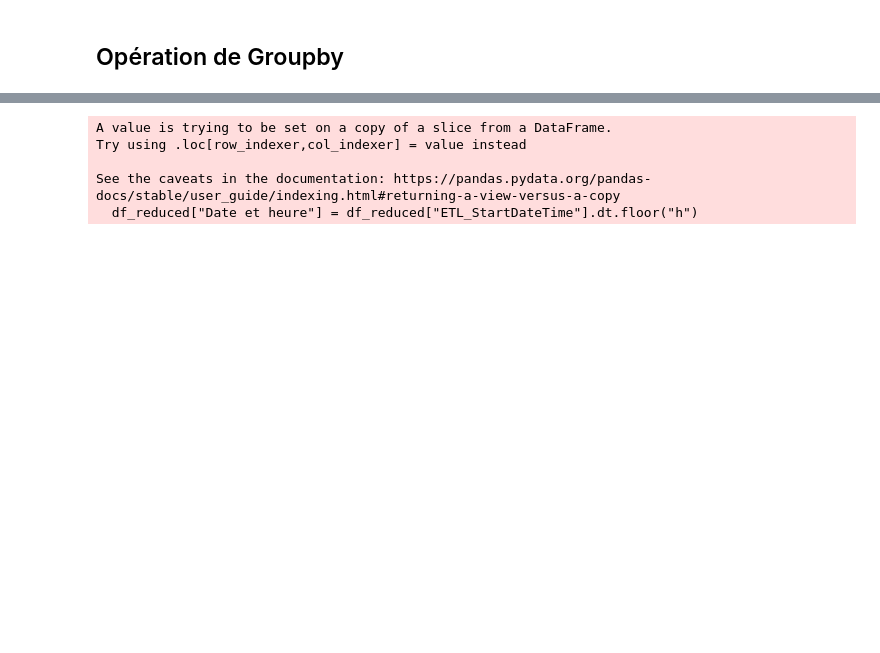
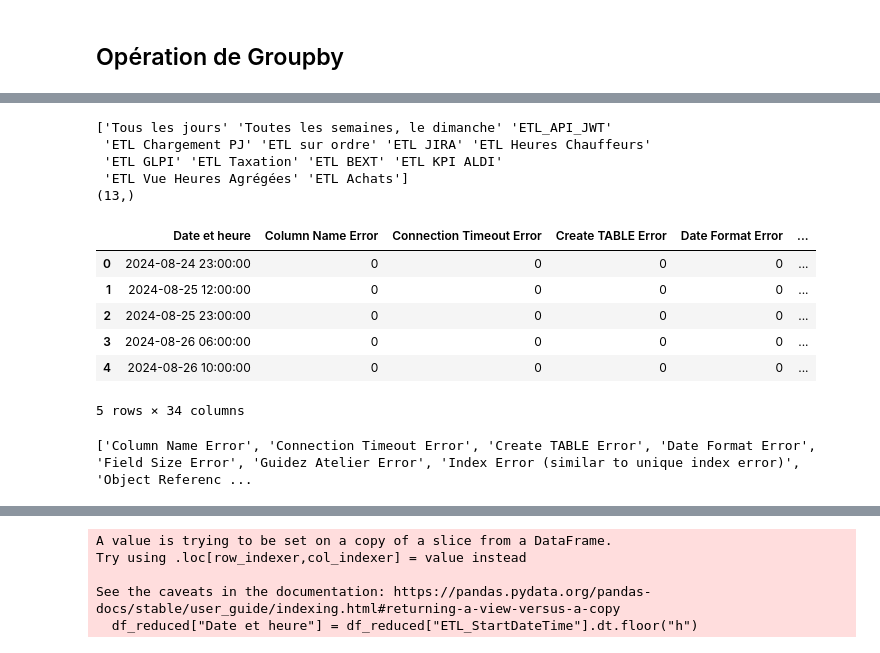
Before and after one commit to AntoineValette/projet_industriel, a Jupyter notebook: notebook/fusion_log-logerror.ipynb, the cells around one changed output, grey strips where cells are left out. Saved outputs shown, nothing was run; the diff lists cells and outputs as text; code cells hidden in the pictures; blank space fills up the shorter version.

```diff
--- a/notebook/fusion_log-logerror.ipynb
+++ b/notebook/fusion_log-logerror.ipynb
@@ -193,0 +241,40 @@ A retenir : dans "other error" il y a 4 messages d'erreurs différents.On les n
+# %%
+# liste des Program_Name
+print(df_error["Program_Name"].unique())
+print(df_error["Program_Name"].unique().shape)
+# %% [output]
+['Tous les jours' 'Toutes les semaines, le dimanche' 'ETL_API_JWT'
+ 'ETL Chargement PJ' 'ETL sur ordre' 'ETL JIRA' 'ETL Heures Chauffeurs'
+ 'ETL GLPI' 'ETL Taxation' 'ETL BEXT' 'ETL KPI ALDI'
+ 'ETL Vue Heures Agrégées' 'ETL Achats']
+(13,)
+# %%
+# Utiliser des crosstab (ou pivot) et joindre les DataFrames
+
+# Comptage des catégories par Date et heure
+df_cat = pd.crosstab(df_error["Date et heure"], df_error["Message_Category"])
+
+# Comptage des programmes par Date et heure
+df_prog = pd.crosstab(df_error["Date et heure"], df_error["Program_Name"])
+
+# Joindre les deux sur l'index (qui est "Date et heure" dans les 2 crosstabs)
+df_error_grouped2 = df_cat.join(df_prog, how="outer")
+
+# Remettre "Date et heure" en colonne si besoin
+df_error_grouped2 = df_error_grouped2.reset_index()
+
+df_error_grouped2.head()
+# %% [output]
+|  | Date et heure | Column Name Error | Connection Timeout Error | Create TABLE Error | Date Format Error | ... |
+| 0 | 2024-08-24 23:00:00 | 0 | 0 | 0 | 0 | ... |
+| 1 | 2024-08-25 12:00:00 | 0 | 0 | 0 | 0 | ... |
+| 2 | 2024-08-25 23:00:00 | 0 | 0 | 0 | 0 | ... |
+| 3 | 2024-08-26 06:00:00 | 0 | 0 | 0 | 0 | ... |
+| 4 | 2024-08-26 10:00:00 | 0 | 0 | 0 | 0 | ... |
+5 rows × 34 columns
+# %%
+# Vérifier les colonnes Error
+error_columns = [col for col in df_error_grouped2.columns if "Error" in col]
+print(error_columns)
+# %% [output]
+['Column Name Error', 'Connection Timeout Error', 'Create TABLE Error', 'Date Format Error', 'Field Size Error', 'Guidez Atelier Error', 'Index Error (similar to unique index error)', 'Object Referenc ...
```
Also changed, not shown: parts of 16 cells of this notebook.
